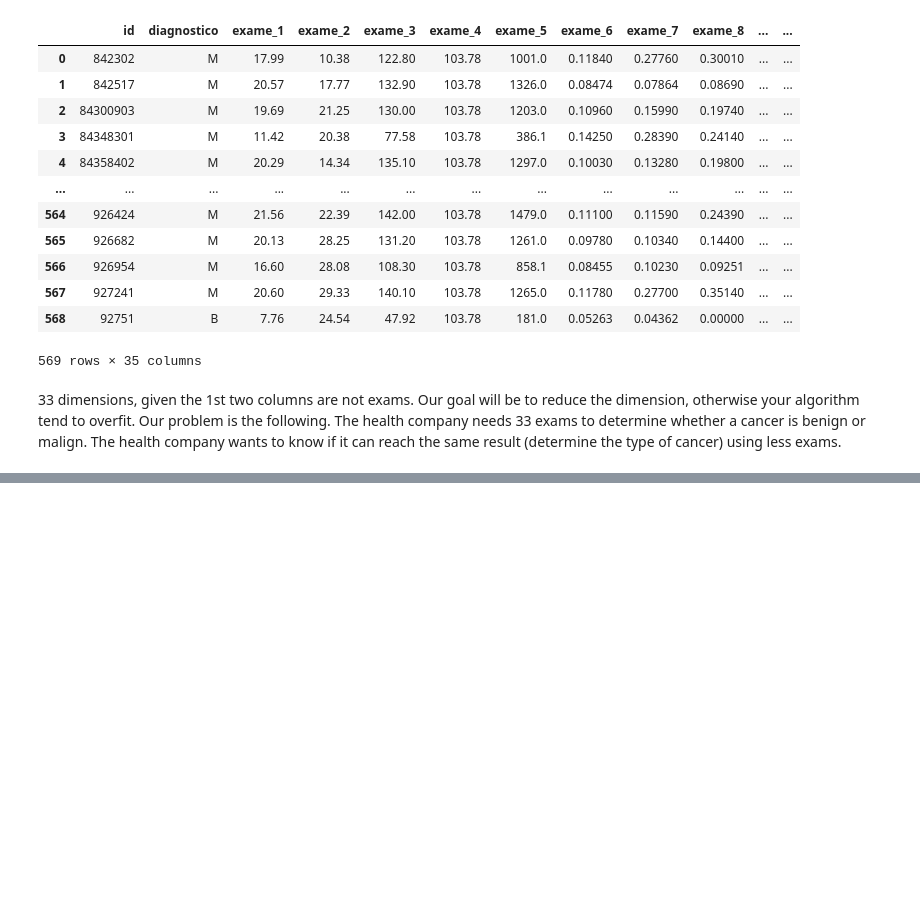
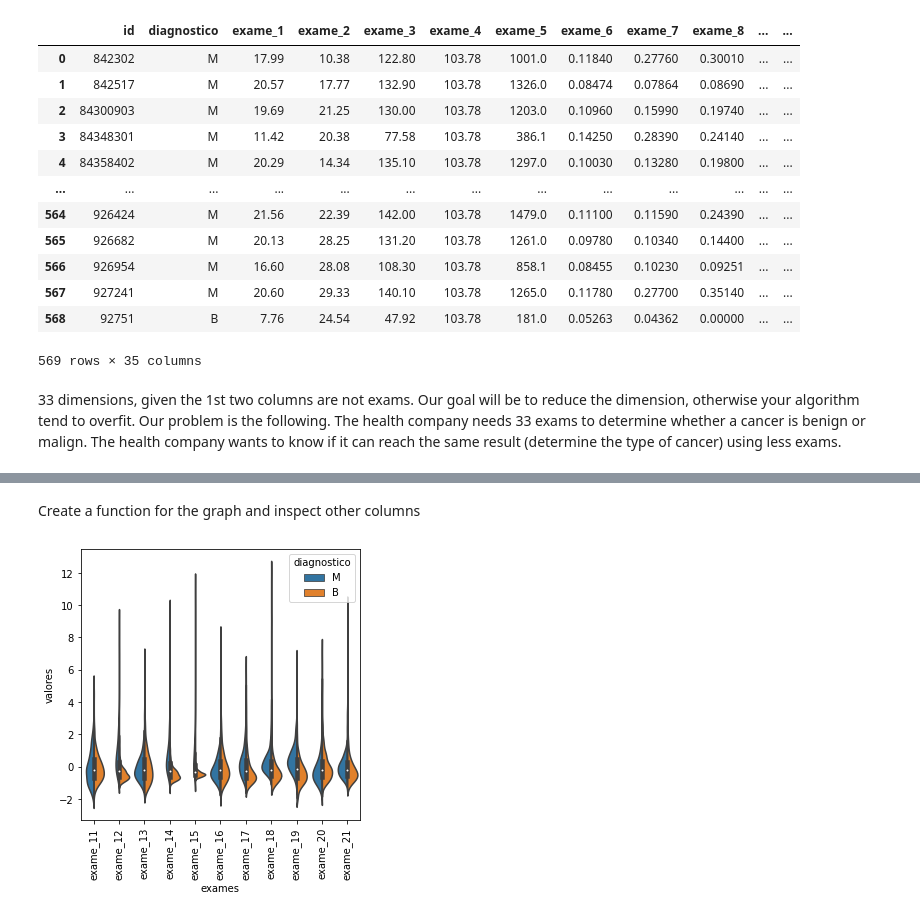
Before and after one commit to MarceloPiemonteRibeiro/learning-Machine-learning, a Jupyter notebook: SKLearn/Features_selection_PCA_RFE(CV)_SelectKBest.ipynb, the cells around one changed output, grey strips where cells are left out. Saved outputs shown, nothing was run; the diff lists cells and outputs as text; code cells hidden in the pictures; blank space fills up the shorter version.

```diff
--- a/SKLearn/Features_selection_PCA_RFE(CV)_SelectKBest.ipynb
+++ b/SKLearn/Features_selection_PCA_RFE(CV)_SelectKBest.ipynb
@@ -31,0 +153,20 @@ Our goal will be to reduce the dimension, otherwise your algorithm tend to overf
+# %% [markdown]
+Create a function for the graph and inspect other columns
+# %%
+def grafico_violino(valores, inicio, fim):
+
+    dados_plot = pd.concat([diagnostico, valores.iloc[:,inicio:fim]], axis = 1)
+    dados_plot = pd.melt(dados_plot, id_vars="diagnostico",
+                         var_name="exames",
+                         value_name="valores")
+
+    plt.figure(figsize=(5,5))
+
+    sns.violinplot(x = "exames", y = "valores", hue = "diagnostico",
+                    data = dados_plot, split = True)
+
+    plt.xticks(rotation = 90)
+# %%
+grafico_violino(valores_exames_v2, 10, 21)
+# %% [output]
+[figure, added]
```
Also changed, not shown: parts of 50 cells of this notebook.
